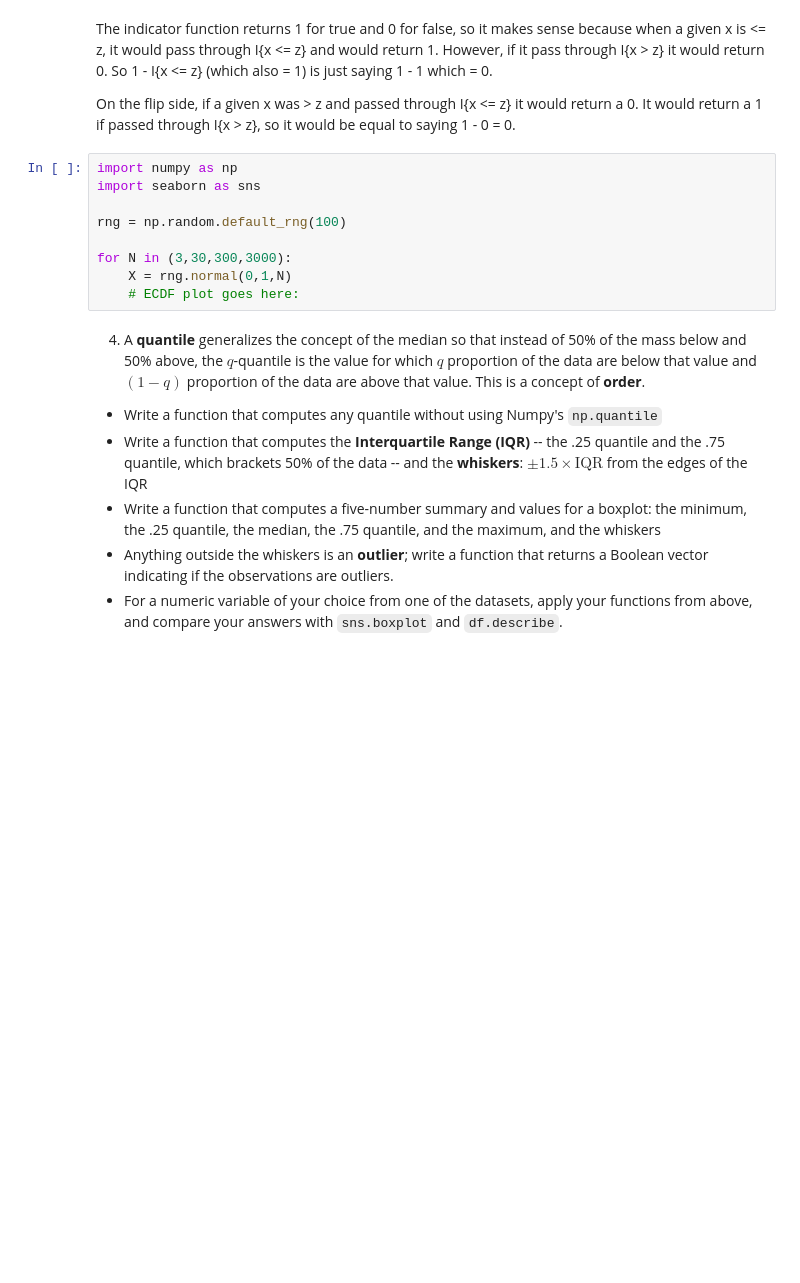
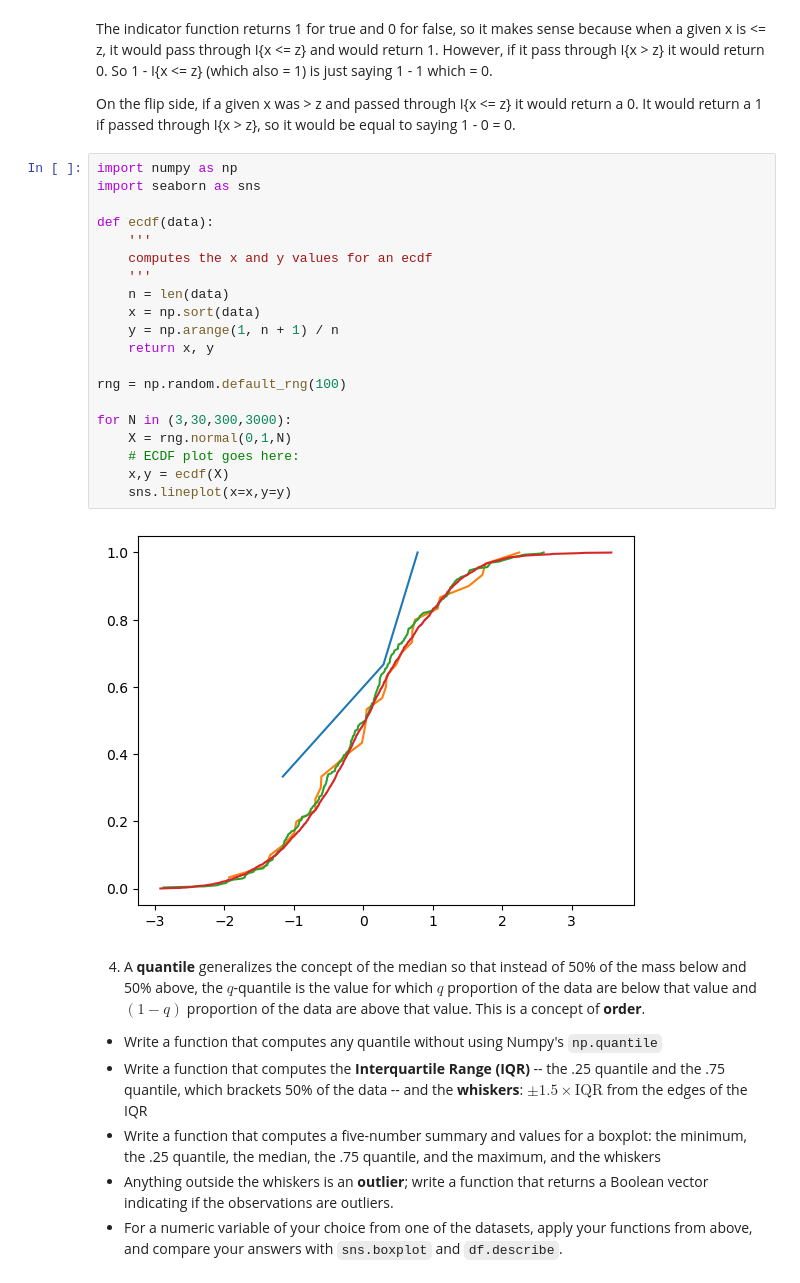
Before and after one commit to rtbaum/DS-5030, a Jupyter notebook: assignment_2-2.ipynb, the cells around one changed output. Cells and saved outputs as stored; diff of their text form; blank space fills up the shorter version.

```diff
--- a/assignment_2-2.ipynb
+++ b/assignment_2-2.ipynb
@@ -151,12 +151,25 @@ On the flip side, if a given x was > z and passed through I{x <= z} it would ret
 # %%
 import numpy as np
 import seaborn as sns
+
+def ecdf(data):
+    '''
+    computes the x and y values for an ecdf
+    '''
+    n = len(data)
+    x = np.sort(data)
+    y = np.arange(1, n + 1) / n
+    return x, y
 
 rng = np.random.default_rng(100)
 
 for N in (3,30,300,3000):
     X = rng.normal(0,1,N)
     # ECDF plot goes here:
+    x,y = ecdf(X)
+    sns.lineplot(x=x,y=y)
+# %% [output]
+[figure, added]
 # %% [markdown]
 4. A **quantile** generalizes the concept of the median so that instead of 50% of the mass below and 50% above, the $q$-quantile is the value for which $q$ proportion of the data are below that value and $(1-q)$ proportion of the data are above that value. This is a concept of **order**.
 
```
Also changed, not shown: parts of 14 cells of this notebook.
